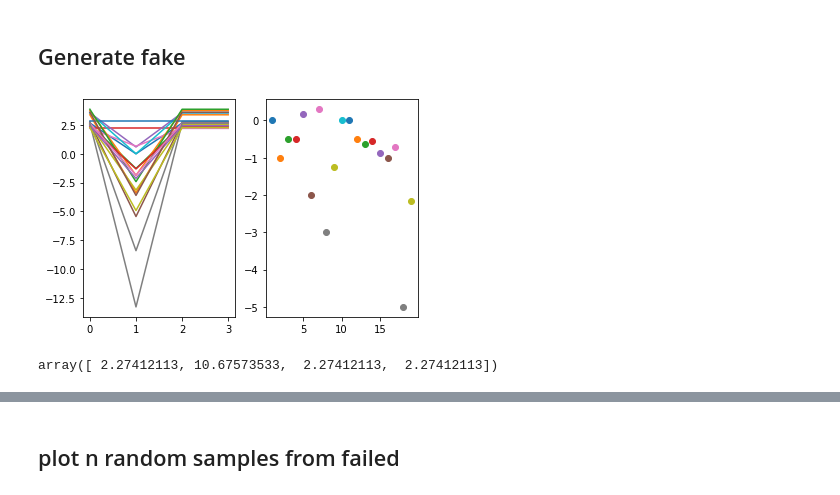
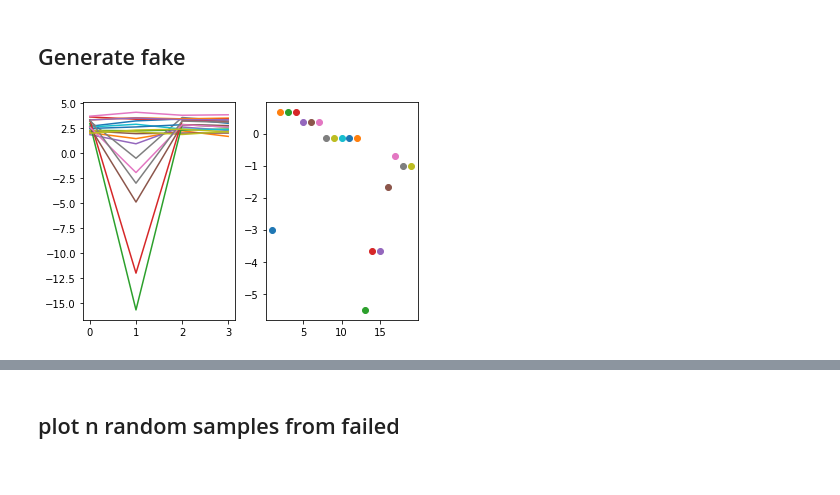
Before and after one commit to anderssegerlund/Machine-Learning, a Jupyter notebook: Car-volt mock data/Generate fake car volt data.ipynb, the cells around one changed output, grey strips where cells are left out. Cells and saved outputs as stored; diff of their text form; code cells hidden in the pictures.

```diff
--- a/Car-volt mock data/Generate fake car volt data.ipynb
+++ b/Car-volt mock data/Generate fake car volt data.ipynb
@@ -39,34 +42,34 @@ def normalize(x):
 # %%
 time_steps = 20
 n_cells = 4 # Amount of cells in pack
 x = np.zeros([time_steps,n_cells])
 
 
 fig, ax = plt.subplots(1,2)
 
 failed_cell = 1 # Which cell is the failing cell
 is_fail = True# Does the pack include a failed cell
-volt_stochastic = 0.9
+volt_stochastic = 0.5
 for i in range(1,time_steps):
-    sigma = 0.0 # How much is the fluctuation
+    sigma = 0.2 # How much is the fluctuation
     median = random.uniform(2, 4)
     volt = np.random.normal(loc=median, scale=sigma, size=n_cells)
     if is_fail:
         r = random.random()
         if r < volt_stochastic:
             stochstic_amplifier = random.randint(1,10)
 
             y = (1-i/stochstic_amplifier)
             #print(y)
             volt[failed_cell]*=y
     ax[1].scatter(i,y)
     x[i,:] = volt
 
     ax[0].plot(volt, label=i)
 #plt.ylim(0,16)
 #plt.legend()
 # %% [output]
-[figure, old version]
+[figure, new version]
 # %%
 def create_sequence(time_steps=2, n_cells=4, failed_cell=1, is_fail=True, sigma=0.0, volt_stochastic = 0.9, normalize_x=False):
     x = np.zeros([time_steps,n_cells])
@@ -93,8 +96,3 @@ def create_sequence(time_steps=2, n_cells=4, failed_cell=1, is_fail=True, sigma=
     else:
         label = 0
     return x, label
-# %%
-volt[failed_cell]*=y
-volt
-# %% [output]
-array([ 2.27412113, 10.67573533,  2.27412113,  2.27412113])
```
Also changed, not shown: parts of 17 cells of this notebook.
